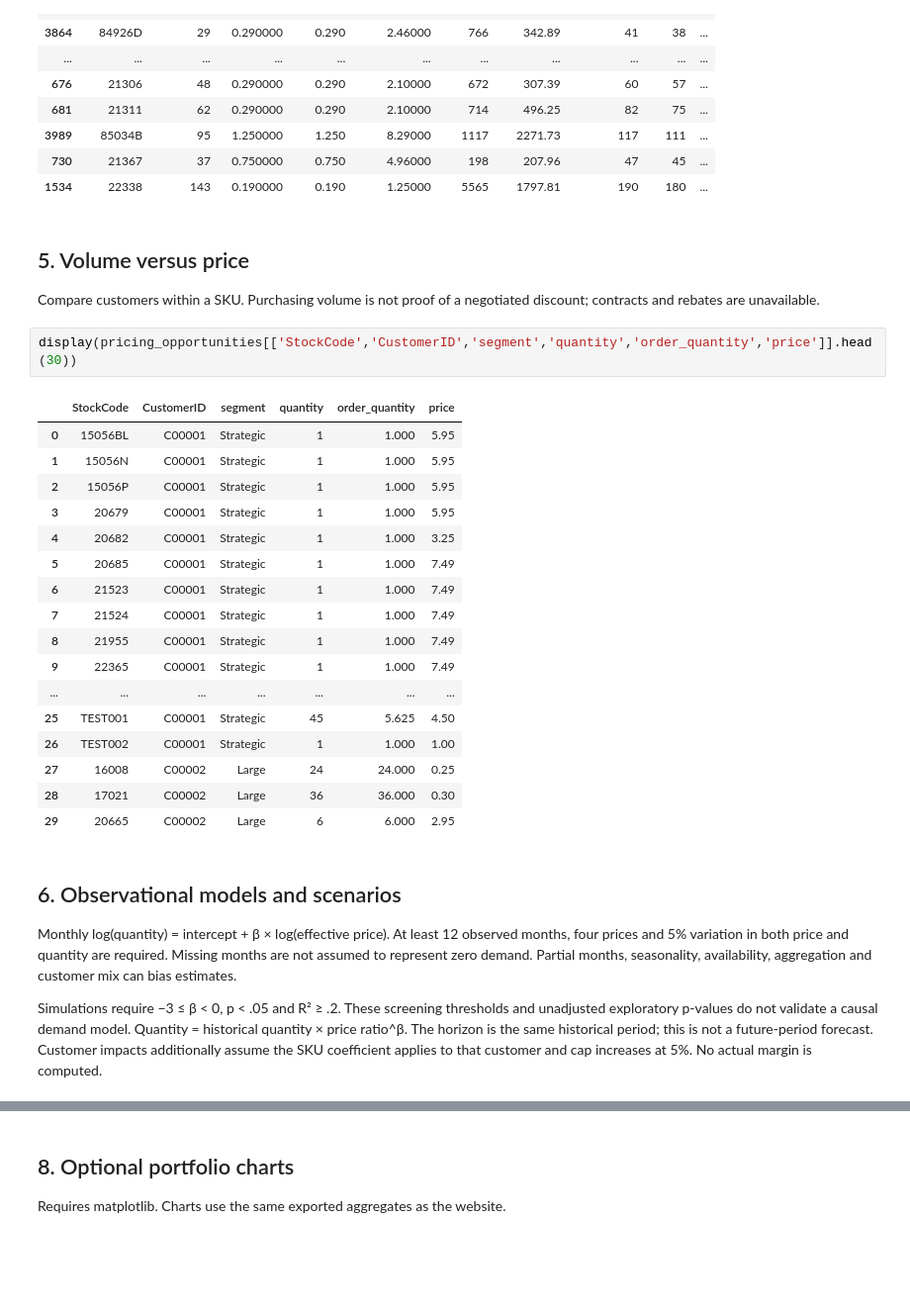
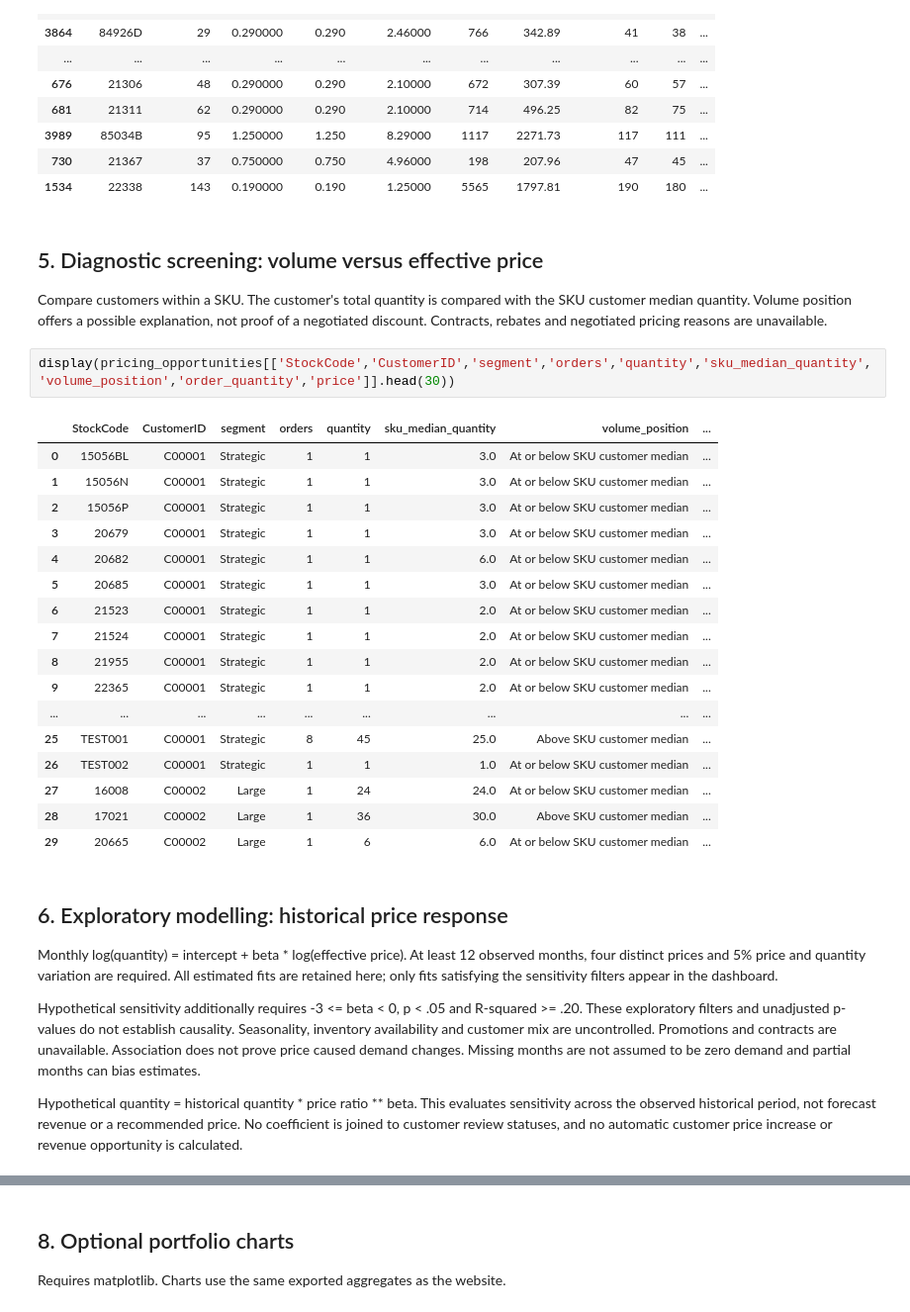
Before and after one commit to haniyturana/haniyturana.github.io, a Jupyter notebook: pricinganalysis/pricinganalysis_ucimlrepo.ipynb, the cells around one changed output, grey strips where cells are left out. Shown at 99% size. Cells and saved outputs as stored; diff of their text form; blank space fills up the shorter version.

```diff
--- a/pricinganalysis/pricinganalysis_ucimlrepo.ipynb
+++ b/pricinganalysis/pricinganalysis_ucimlrepo.ipynb
@@ -162,33 +172,35 @@ display(sku_pricing.loc[sku_pricing.eligible].sort_values('spread', ascending=Fa
 | 730 | 21367 | 37 | 0.750000 | 0.750 | 4.96000 | 198 | 207.96 | 47 | 45 | ... |
 | 1534 | 22338 | 143 | 0.190000 | 0.190 | 1.25000 | 5565 | 1797.81 | 190 | 180 | ... |
 # %% [markdown]
-## 5. Volume versus price
-Compare customers within a SKU. Purchasing volume is not proof of a negotiated discount; contracts and rebates are unavailable.
+## 5. Diagnostic screening: volume versus effective price
+Compare customers within a SKU. The customer's total quantity is compared with the SKU customer median quantity. Volume position offers a possible explanation, not proof of a negotiated discount. Contracts, rebates and negotiated pricing reasons are unavailable.
 # %%
-display(pricing_opportunities[['StockCode','CustomerID','segment','quantity','order_quantity','price']].head(30))
+display(pricing_opportunities[['StockCode','CustomerID','segment','orders','quantity','sku_median_quantity','volume_position','order_quantity','price']].head(30))
 # %% [output]
-|  | StockCode | CustomerID | segment | quantity | order_quantity | price |
-| 0 | 15056BL | C00001 | Strategic | 1 | 1.000 | 5.95 |
-| 1 | 15056N | C00001 | Strategic | 1 | 1.000 | 5.95 |
-| 2 | 15056P | C00001 | Strategic | 1 | 1.000 | 5.95 |
-| 3 | 20679 | C00001 | Strategic | 1 | 1.000 | 5.95 |
-| 4 | 20682 | C00001 | Strategic | 1 | 1.000 | 3.25 |
-| 5 | 20685 | C00001 | Strategic | 1 | 1.000 | 7.49 |
-| 6 | 21523 | C00001 | Strategic | 1 | 1.000 | 7.49 |
-| 7 | 21524 | C00001 | Strategic | 1 | 1.000 | 7.49 |
-| 8 | 21955 | C00001 | Strategic | 1 | 1.000 | 7.49 |
-| 9 | 22365 | C00001 | Strategic | 1 | 1.000 | 7.49 |
-| ... | ... | ... | ... | ... | ... | ... |
-| 25 | TEST001 | C00001 | Strategic | 45 | 5.625 | 4.50 |
-| 26 | TEST002 | C00001 | Strategic | 1 | 1.000 | 1.00 |
-| 27 | 16008 | C00002 | Large | 24 | 24.000 | 0.25 |
-| 28 | 17021 | C00002 | Large | 36 | 36.000 | 0.30 |
-| 29 | 20665 | C00002 | Large | 6 | 6.000 | 2.95 |
+|  | StockCode | CustomerID | segment | orders | quantity | sku_median_quantity | volume_position | ... |
+| 0 | 15056BL | C00001 | Strategic | 1 | 1 | 3.0 | At or below SKU customer median | ... |
+| 1 | 15056N | C00001 | Strategic | 1 | 1 | 3.0 | At or below SKU customer median | ... |
+| 2 | 15056P | C00001 | Strategic | 1 | 1 | 3.0 | At or below SKU customer median | ... |
+| 3 | 20679 | C00001 | Strategic | 1 | 1 | 3.0 | At or below SKU customer median | ... |
+| 4 | 20682 | C00001 | Strategic | 1 | 1 | 6.0 | At or below SKU customer median | ... |
+| 5 | 20685 | C00001 | Strategic | 1 | 1 | 3.0 | At or below SKU customer median | ... |
+| 6 | 21523 | C00001 | Strategic | 1 | 1 | 2.0 | At or below SKU customer median | ... |
+| 7 | 21524 | C00001 | Strategic | 1 | 1 | 2.0 | At or below SKU customer median | ... |
+| 8 | 21955 | C00001 | Strategic | 1 | 1 | 2.0 | At or below SKU customer median | ... |
+| 9 | 22365 | C00001 | Strategic | 1 | 1 | 2.0 | At or below SKU customer median | ... |
+| ... | ... | ... | ... | ... | ... | ... | ... | ... |
+| 25 | TEST001 | C00001 | Strategic | 8 | 45 | 25.0 | Above SKU customer median | ... |
+| 26 | TEST002 | C00001 | Strategic | 1 | 1 | 1.0 | At or below SKU customer median | ... |
+| 27 | 16008 | C00002 | Large | 1 | 24 | 24.0 | At or below SKU customer median | ... |
+| 28 | 17021 | C00002 | Large | 1 | 36 | 30.0 | Above SKU customer median | ... |
+| 29 | 20665 | C00002 | Large | 1 | 6 | 6.0 | At or below SKU customer median | ... |
 # %% [markdown]
-## 6. Observational models and scenarios
-Monthly log(quantity) = intercept + β × log(effective price). At least 12 observed months, four prices and 5% variation in both price and quantity are required. Missing months are not assumed to represent zero demand. Partial months, seasonality, availability, aggregation and customer mix can bias estimates.
+## 6. Exploratory modelling: historical price response
+Monthly log(quantity) = intercept + beta * log(effective price). At least 12 observed months, four distinct prices and 5% price and quantity variation are required. All estimated fits are retained here; only fits satisfying the sensitivity filters appear in the dashboard.
 
-Simulations require −3 ≤ β < 0, p < .05 and R² ≥ .2. These screening thresholds and unadjusted exploratory p-values do not validate a causal demand model. Quantity = historical quantity × price ratio^β. The horizon is the same historical period; this is not a future-period forecast. Customer impacts additionally assume the SKU coefficient applies to that customer and cap increases at 5%. No actual margin is computed.
+Hypothetical sensitivity additionally requires -3 <= beta < 0, p < .05 and R-squared >= .20. These exploratory filters and unadjusted p-values do not establish causality. Seasonality, inventory availability and customer mix are uncontrolled. Promotions and contracts are unavailable. Association does not prove price caused demand changes. Missing months are not assumed to be zero demand and partial months can bias estimates.
+
+Hypothetical quantity = historical quantity * price ratio ** beta. This evaluates sensitivity across the observed historical period, not forecast revenue or a recommended price. No coefficient is joined to customer review statuses, and no automatic customer price increase or revenue opportunity is calculated.
 # %%
 display(elasticity.drop(columns=['points'], errors='ignore'))
 display(scenario.head(25))
```
Also changed, not shown: parts of 11 cells of this notebook, 14 other files.
